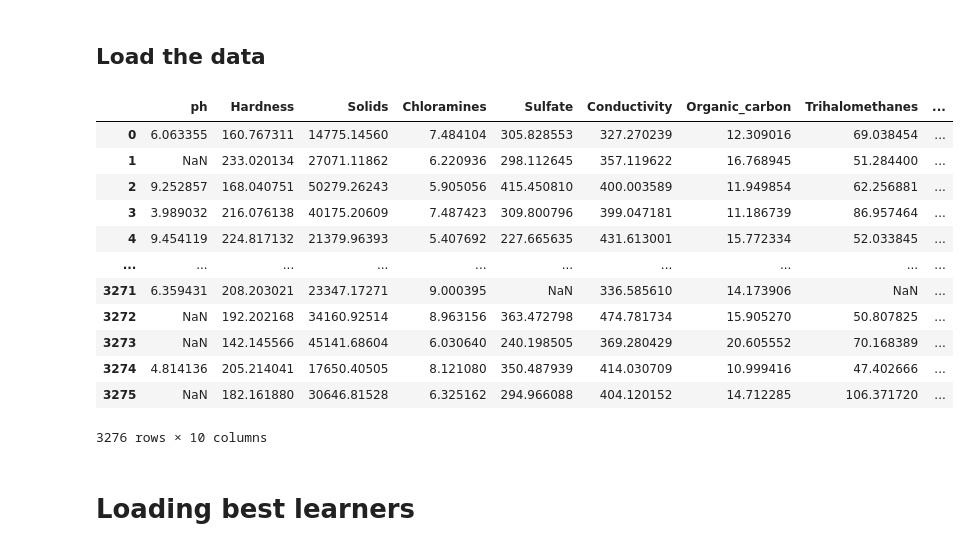
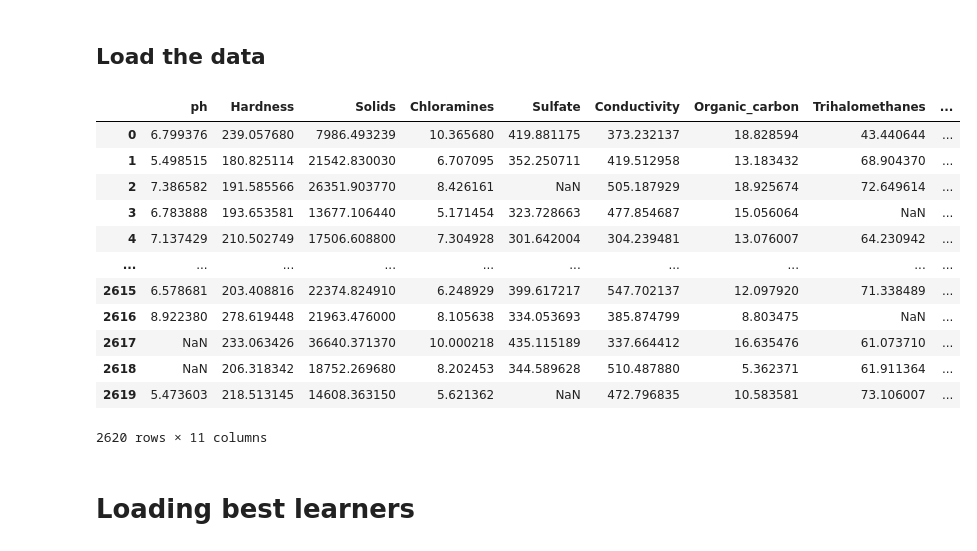
Before and after one commit to NouamaneTazi/ml_project_example, a Jupyter notebook: notebooks/Ensembling.ipynb, the cells around one changed output. Drawn from its saved outputs; the diff is of its cells as text; code cells hidden in the pictures.

```diff
--- a/notebooks/Ensembling.ipynb
+++ b/notebooks/Ensembling.ipynb
@@ -37,30 +38,34 @@ try:
 
     IN_COLAB = True
     drive.mount('/content/drive')
+    path_data = "input/dri_wat_pot_folds.csv"
+    path_test = "input/dri_wat_pot_test.csv"
+    path_best_models = "predictions/results_all_models.csv"
 except:
     IN_COLAB = False
+    path_data = "./input/dri_wat_pot_folds.csv"
+    path_test = "./input/dri_wat_pot_test.csv"
+    path_best_models = "./predictions/results_all_models.csv"
 # %%
-path = "input/drinking_water_potability.csv"
-
-df = pd.read_csv(path)
+df = pd.read_csv(path_data)
 df = df.sample(frac=1, random_state=1).reset_index(drop=True)
 nb_tot_rows = df.shape[0]
 df_features = df.drop("Potability", axis=1)
 df
 # %% [output]
 |  | ph | Hardness | Solids | Chloramines | Sulfate | Conductivity | Organic_carbon | Trihalomethanes | ... |
-| 0 | 6.063355 | 160.767311 | 14775.14560 | 7.484104 | 305.828553 | 327.270239 | 12.309016 | 69.038454 | ... |
-| 1 | NaN | 233.020134 | 27071.11862 | 6.220936 | 298.112645 | 357.119622 | 16.768945 | 51.284400 | ... |
-| 2 | 9.252857 | 168.040751 | 50279.26243 | 5.905056 | 415.450810 | 400.003589 | 11.949854 | 62.256881 | ... |
-| 3 | 3.989032 | 216.076138 | 40175.20609 | 7.487423 | 309.800796 | 399.047181 | 11.186739 | 86.957464 | ... |
-| 4 | 9.454119 | 224.817132 | 21379.96393 | 5.407692 | 227.665635 | 431.613001 | 15.772334 | 52.033845 | ... |
+| 0 | 6.799376 | 239.057680 | 7986.493239 | 10.365680 | 419.881175 | 373.232137 | 18.828594 | 43.440644 | ... |
+| 1 | 5.498515 | 180.825114 | 21542.830030 | 6.707095 | 352.250711 | 419.512958 | 13.183432 | 68.904370 | ... |
+| 2 | 7.386582 | 191.585566 | 26351.903770 | 8.426161 | NaN | 505.187929 | 18.925674 | 72.649614 | ... |
+| 3 | 6.783888 | 193.653581 | 13677.106440 | 5.171454 | 323.728663 | 477.854687 | 15.056064 | NaN | ... |
+| 4 | 7.137429 | 210.502749 | 17506.608800 | 7.304928 | 301.642004 | 304.239481 | 13.076007 | 64.230942 | ... |
 | ... | ... | ... | ... | ... | ... | ... | ... | ... | ... |
-| 3271 | 6.359431 | 208.203021 | 23347.17271 | 9.000395 | NaN | 336.585610 | 14.173906 | NaN | ... |
-| 3272 | NaN | 192.202168 | 34160.92514 | 8.963156 | 363.472798 | 474.781734 | 15.905270 | 50.807825 | ... |
-| 3273 | NaN | 142.145566 | 45141.68604 | 6.030640 | 240.198505 | 369.280429 | 20.605552 | 70.168389 | ... |
-| 3274 | 4.814136 | 205.214041 | 17650.40505 | 8.121080 | 350.487939 | 414.030709 | 10.999416 | 47.402666 | ... |
-| 3275 | NaN | 182.161880 | 30646.81528 | 6.325162 | 294.966088 | 404.120152 | 14.712285 | 106.371720 | ... |
+| 2615 | 6.578681 | 203.408816 | 22374.824910 | 6.248929 | 399.617217 | 547.702137 | 12.097920 | 71.338489 | ... |
+| 2616 | 8.922380 | 278.619448 | 21963.476000 | 8.105638 | 334.053693 | 385.874799 | 8.803475 | NaN | ... |
+| 2617 | NaN | 233.063426 | 36640.371370 | 10.000218 | 435.115189 | 337.664412 | 16.635476 | 61.073710 | ... |
+| 2618 | NaN | 206.318342 | 18752.269680 | 8.202453 | 344.589628 | 510.487880 | 5.362371 | 61.911364 | ... |
+| 2619 | 5.473603 | 218.513145 | 14608.363150 | 5.621362 | NaN | 472.796835 | 10.583581 | 73.106007 | ... |
-3276 rows × 10 columns
+2620 rows × 11 columns
 # %% [markdown]
 # Loading best learners
 # %%
```
Also changed, not shown: parts of 26 cells of this notebook, 3 other files.
